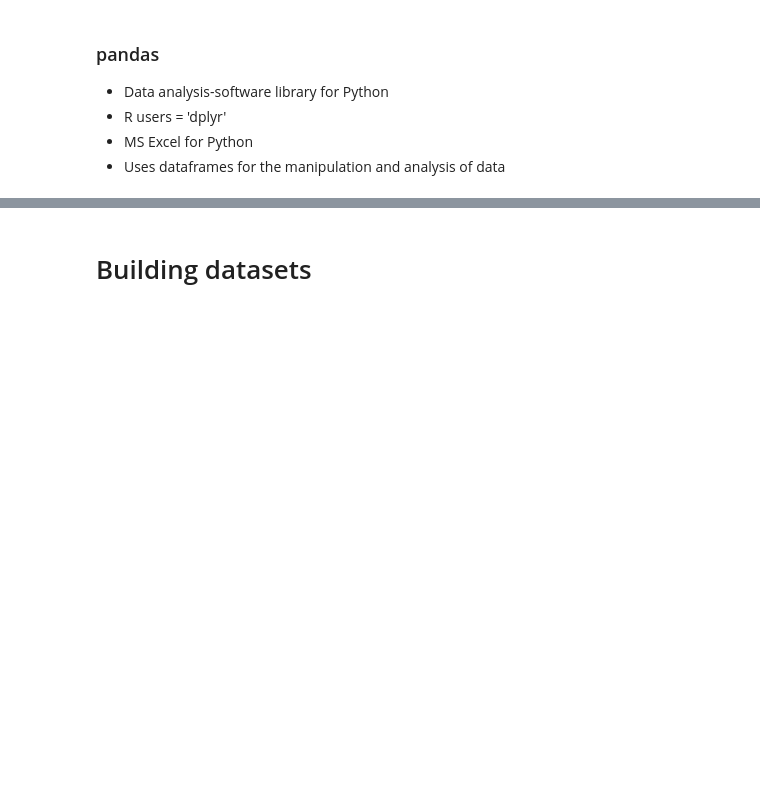
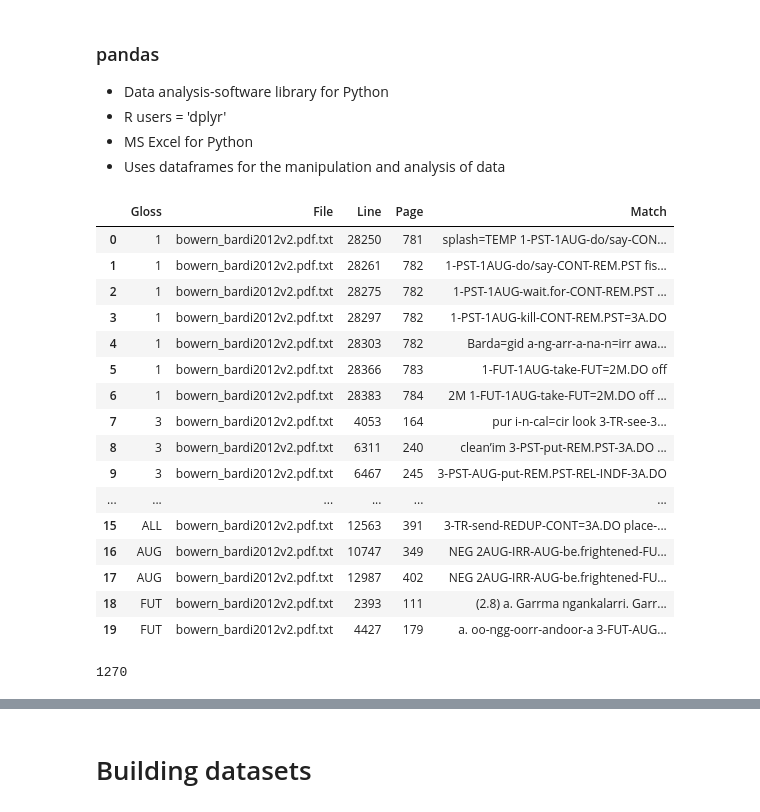
Before and after one commit to maecarroll/CMLT, a Jupyter notebook: CMLT_Data.ipynb, the cells around one changed output, grey strips where cells are left out. Drawn from its saved outputs; the diff is of its cells as text; code cells hidden in the pictures; blank space fills up the shorter version.

```diff
--- a/CMLT_Data.ipynb
+++ b/CMLT_Data.ipynb
@@ -271,3 +303,27 @@ import pandas as pd
 me_df = pd.read_csv("multiple_exponence.tsv",
                  sep='\t',
                  names=["Gloss", "File", "Line", "Page", "Match"])
+# %%
+me_df.head(20)
+# %% [output]
+|  | Gloss | File | Line | Page | Match |
+| 0 | 1 | bowern_bardi2012v2.pdf.txt | 28250 | 781 | splash=TEMP 1-PST-1AUG-do/say-CON... |
+| 1 | 1 | bowern_bardi2012v2.pdf.txt | 28261 | 782 | 1-PST-1AUG-do/say-CONT-REM.PST ﬁs... |
+| 2 | 1 | bowern_bardi2012v2.pdf.txt | 28275 | 782 | 1-PST-1AUG-wait.for-CONT-REM.PST ... |
+| 3 | 1 | bowern_bardi2012v2.pdf.txt | 28297 | 782 | 1-PST-1AUG-kill-CONT-REM.PST=3A.DO |
+| 4 | 1 | bowern_bardi2012v2.pdf.txt | 28303 | 782 | Barda=gid a-ng-arr-a-na-n=irr awa... |
+| 5 | 1 | bowern_bardi2012v2.pdf.txt | 28366 | 783 | 1-FUT-1AUG-take-FUT=2M.DO off |
+| 6 | 1 | bowern_bardi2012v2.pdf.txt | 28383 | 784 | 2M 1-FUT-1AUG-take-FUT=2M.DO off ... |
+| 7 | 3 | bowern_bardi2012v2.pdf.txt | 4053 | 164 | pur i-n-­cal=­cir look 3-TR-see-3... |
+| 8 | 3 | bowern_bardi2012v2.pdf.txt | 6311 | 240 | clean’im 3-PST-put-REM.PST-3A.DO ... |
+| 9 | 3 | bowern_bardi2012v2.pdf.txt | 6467 | 245 | 3-PST-AUG-put-REM.PST-REL-INDF-3A.DO |
+| ... | ... | ... | ... | ... | ... |
+| 15 | ALL | bowern_bardi2012v2.pdf.txt | 12563 | 391 | 3-TR-send-REDUP-CONT=3A.DO place-... |
+| 16 | AUG | bowern_bardi2012v2.pdf.txt | 10747 | 349 | NEG 2AUG-IRR-AUG-be.frightened-FU... |
+| 17 | AUG | bowern_bardi2012v2.pdf.txt | 12987 | 402 | NEG 2AUG-IRR-AUG-be.frightened-FU... |
+| 18 | FUT | bowern_bardi2012v2.pdf.txt | 2393 | 111 | (2.8) a. Garrma ngankalarri. Garr... |
+| 19 | FUT | bowern_bardi2012v2.pdf.txt | 4427 | 179 | a. oo-ngg-oorr-andoor-a 3-FUT-AUG... |
+# %%
+len(me_df)
+# %% [output]
+1270
```
Also changed, not shown: parts of 12 cells of this notebook, 2 other files.
